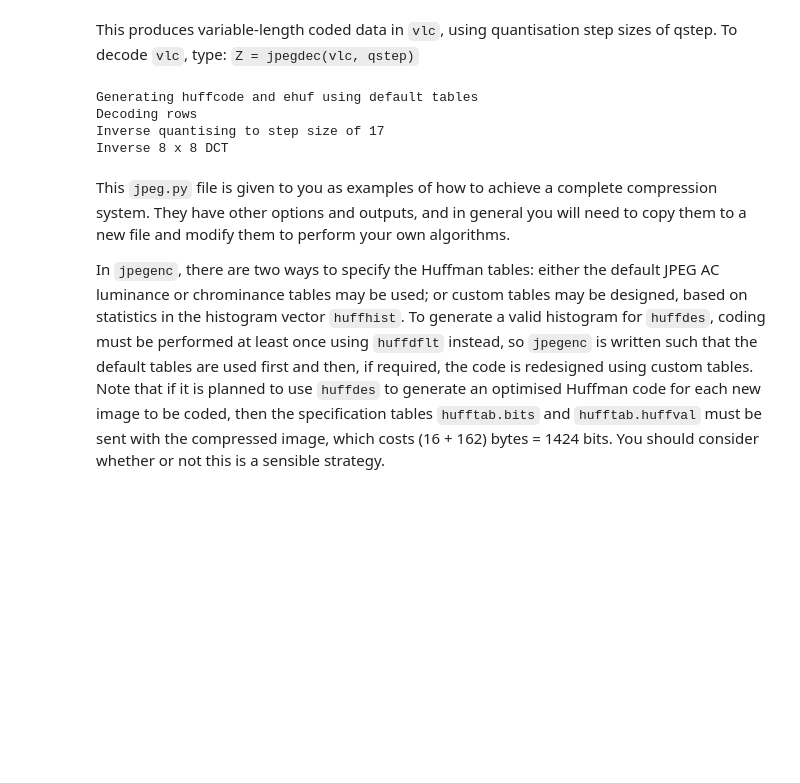
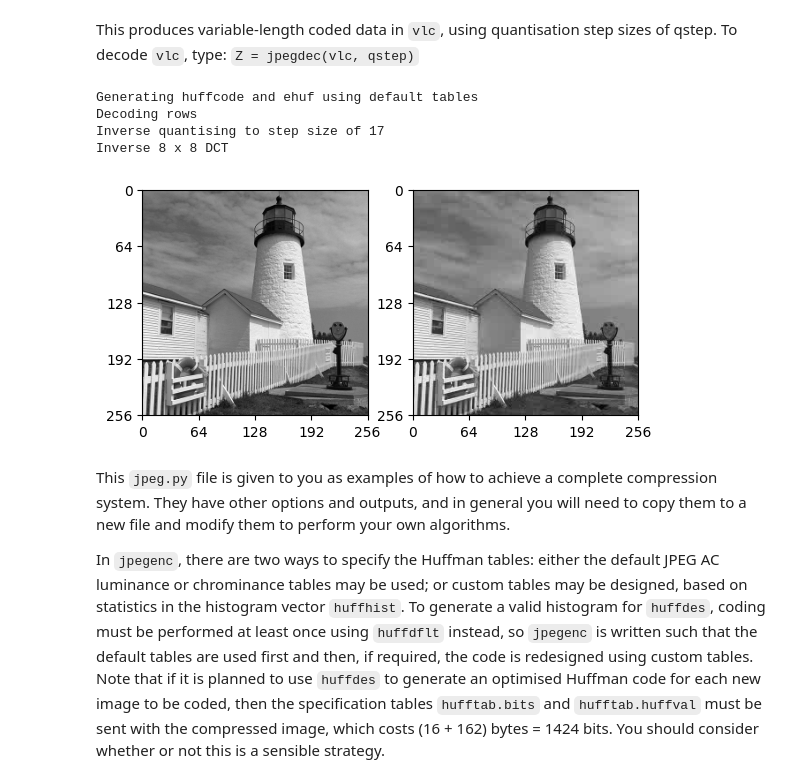
Before and after one commit to edwardtownsend/sf2, a Jupyter notebook: 12-huffman.ipynb, the cells around one changed output. Cells and saved outputs as stored; diff of their text form; code cells hidden in the pictures; blank space fills up the shorter version.

```diff
--- a/12-huffman.ipynb
+++ b/12-huffman.ipynb
@@ -144,11 +144,16 @@ This produces variable-length coded data in `vlc`, using quantisation step sizes
 # %%
 # your code here
 Z = jpegdec(vlc, 17)
+fig, axes = plt.subplots(1, 2)
+plot_image(X, ax=axes[0])
+plot_image(Z, ax=axes[1])
+plt.show()
 # %% [output]
 Generating huffcode and ehuf using default tables
 Decoding rows
 Inverse quantising to step size of 17
 Inverse 8 x 8 DCT
+[figure, added]
 # %% [markdown]
 This `jpeg.py` file is given to you as examples of how to achieve a complete compression
 system. They have other options and outputs, and in general you will need to copy them to a new
```
Also changed, not shown: parts of 1 cell of this notebook, 2 other files.
